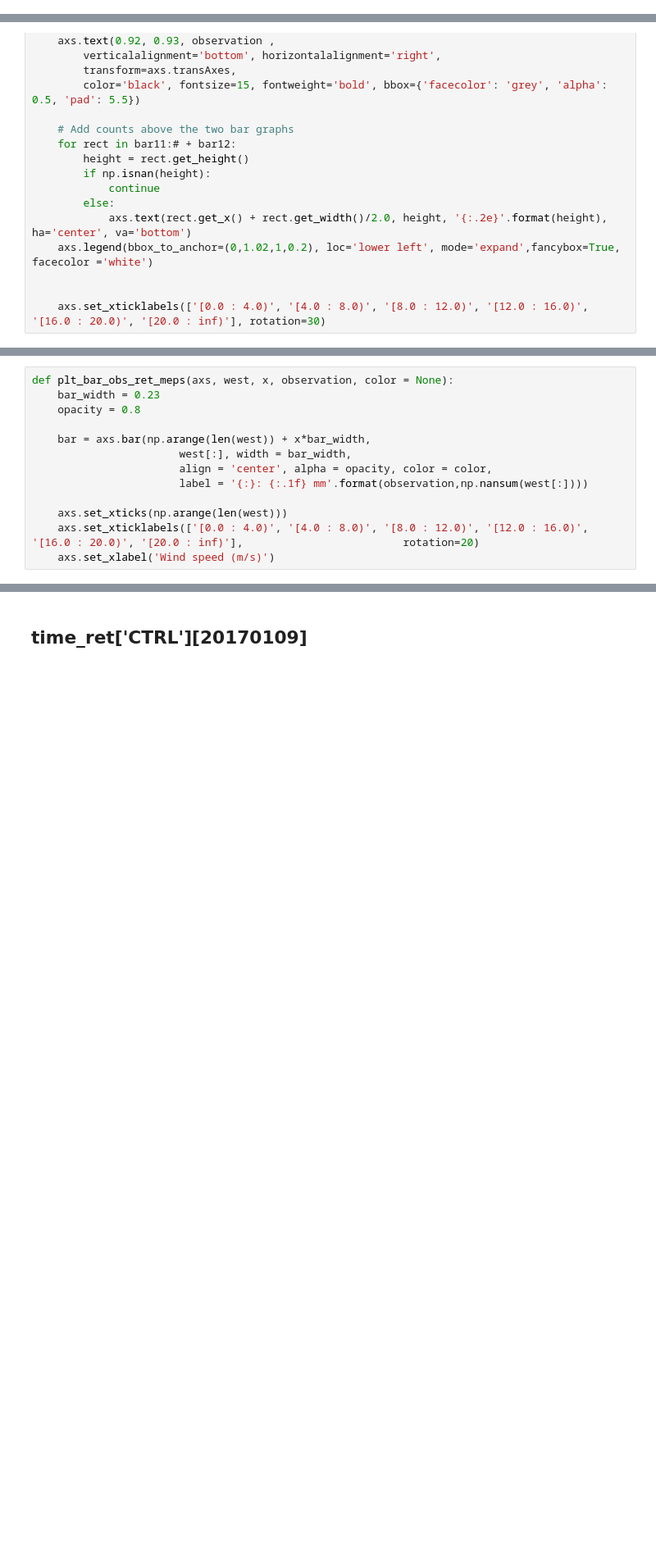
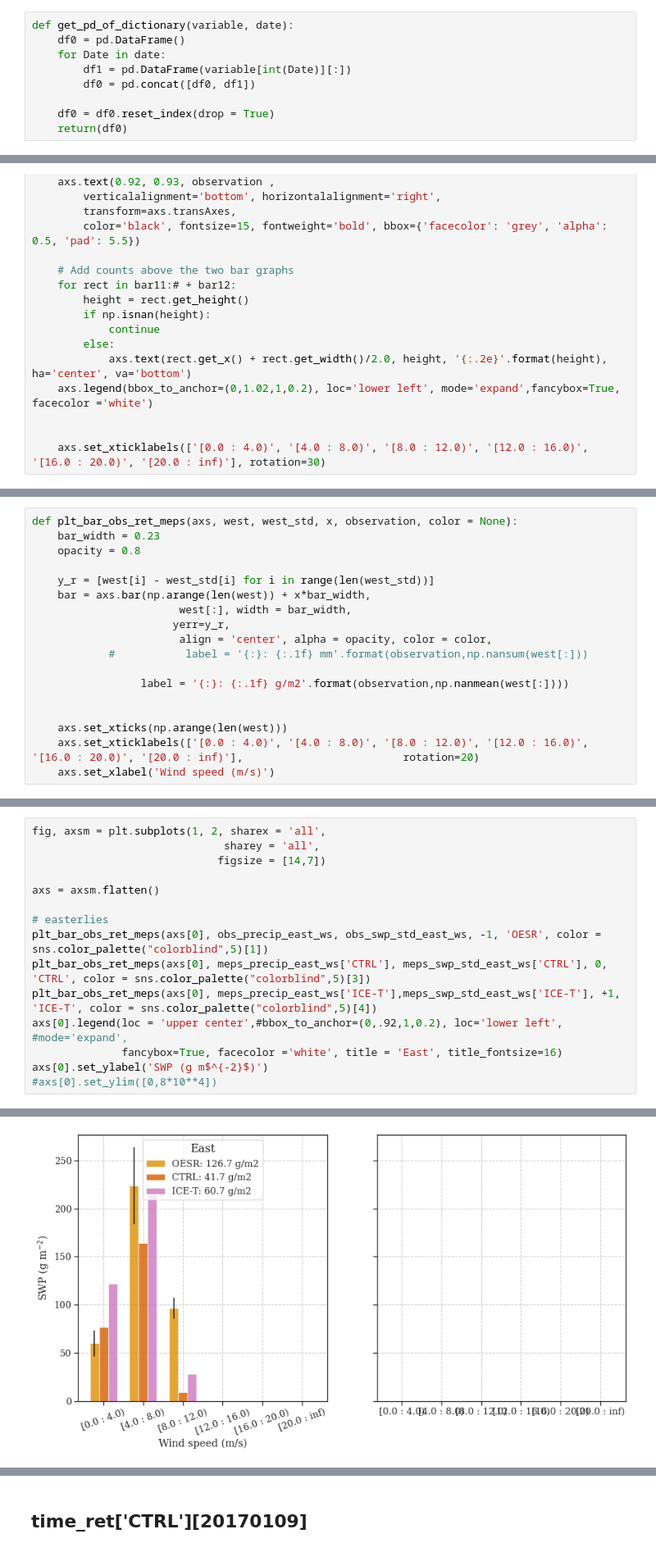
Before and after one commit to franzihe/Haukeliseter_16_17, a Jupyter notebook: SWC_SWP_instantenous.ipynb, the cells around one changed output, grey strips where cells are left out. Shown at 82% size. Drawn from its saved outputs; the diff is of its cells as text; blank space fills up the shorter version.

```diff
--- a/SWC_SWP_instantenous.ipynb
+++ b/SWC_SWP_instantenous.ipynb
@@ -189,6 +269,15 @@ def get_array_of_dictionary(variable):
         vals_west.append(v)
     vals_west = np.array(vals_west)
     return(vals_west)
+# %%
+def get_pd_of_dictionary(variable, date):
+    df0 = pd.DataFrame()
+    for Date in date:
+        df1 = pd.DataFrame(variable[int(Date)][:])
+        df0 = pd.concat([df0, df1])
+
+    df0 = df0.reset_index(drop = True)
+    return(df0)
 # %%
 for meps in meps_run:
 
@@ -985,12 +1464,17 @@ if savefig == 1:
 # %%
-def plt_bar_obs_ret_meps(axs, west, x, observation, color = None):
+def plt_bar_obs_ret_meps(axs, west, west_std, x, observation, color = None):
     bar_width = 0.23
     opacity = 0.8
 
+    y_r = [west[i] - west_std[i] for i in range(len(west_std))]
     bar = axs.bar(np.arange(len(west)) + x*bar_width,
                        west[:], width = bar_width,
+                      yerr=y_r,
                        align = 'center', alpha = opacity, color = color,
-                       label = '{:}: {:.1f} mm'.format(observation,np.nansum(west[:])))
+            #           label = '{:}: {:.1f} mm'.format(observation,np.nansum(west[:]))
+
+                 label = '{:}: {:.1f} g/m2'.format(observation,np.nanmean(west[:])))
+
 
     axs.set_xticks(np.arange(len(west)))
     axs.set_xticklabels(['[0.0 : 4.0)', '[4.0 : 8.0)', '[8.0 : 12.0)', '[12.0 : 16.0)', '[16.0 : 20.0)', '[20.0 : inf)'],                         rotation=20)
@@ -997,0 +1487,16 @@ def plt_bar_obs_ret_meps(axs, west, x, observation, color = None):
+# %%
+fig, axsm = plt.subplots(1, 2, sharex = 'all',
+                              sharey = 'all',
+                             figsize = [14,7])
+
+axs = axsm.flatten()
+
+# easterlies
+plt_bar_obs_ret_meps(axs[0], obs_precip_east_ws, obs_swp_std_east_ws, -1, 'OESR', color = sns.color_palette("colorblind",5)[1])
+plt_bar_obs_ret_meps(axs[0], meps_precip_east_ws['CTRL'], meps_swp_std_east_ws['CTRL'], 0, 'CTRL', color = sns.color_palette("colorblind",5)[3])
+plt_bar_obs_ret_meps(axs[0], meps_precip_east_ws['ICE-T'],meps_swp_std_east_ws['ICE-T'], +1, 'ICE-T', color = sns.color_palette("colorblind",5)[4])
+axs[0].legend(loc = 'upper center',#bbox_to_anchor=(0,.92,1,0.2), loc='lower left', #mode='expand',
+              fancybox=True, facecolor ='white', title = 'East', title_fontsize=16)
+axs[0].set_ylabel('SWP (g m$^{-2}$)')
+#axs[0].set_ylim([0,8*10**4])
+# %% [output]
@@ -998 +1504,2 @@ def plt_bar_obs_ret_meps(axs, west, x, observation, color = None):
+[figure, added]
 # %%
```
Also changed, not shown: parts of 27 cells of this notebook.
